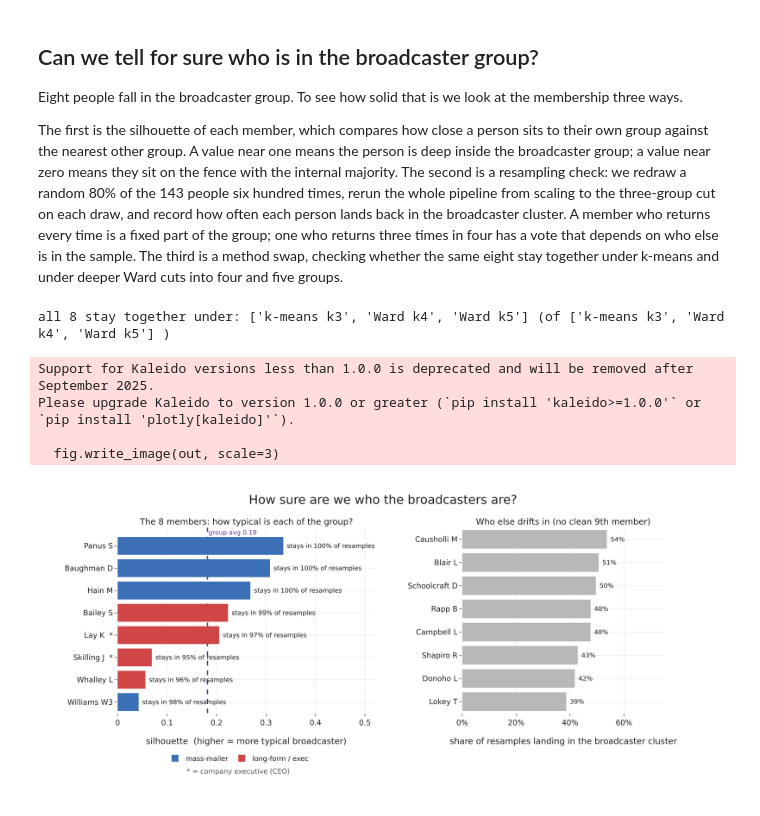
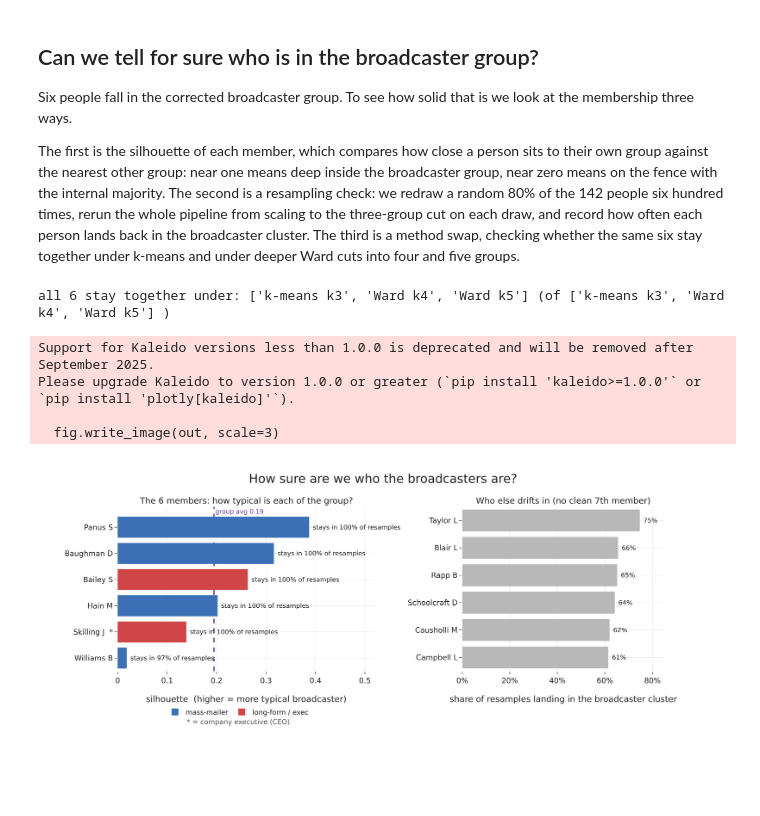
Before and after one commit to HardMax71/dm-lab-ss26-enron, a Jupyter notebook: pred-1/pred1_group_certainty.ipynb, the cells around one changed output. Drawn from its saved outputs; the diff is of its cells as text; code cells hidden in the pictures; blank space fills up the shorter version.

```diff
--- a/pred-1/pred1_group_certainty.ipynb
+++ b/pred-1/pred1_group_certainty.ipynb
@@ -67,12 +74,18 @@ def disp(handle):
     sn, _, ini = handle.partition("-")
     return f"{sn.replace('.', ' ').title()} {ini.upper()}".strip()
 # %%
-# Rebuild the week-five behavioural features and the Ward clustering, unchanged.
 msg = pd.read_parquet(CLEAN / "messages_clean.parquet")
 rcp = pd.read_parquet(CLEAN / "recipients_clean.parquet")
+roles = pd.read_parquet(CLEAN / "people_roles.parquet").set_index("owner")
+ROLE_NAME.update({o: (str(roles.loc[o, "last_name"]), str(roles.loc[o, "first_name"]))
+                  for o in roles.index})
+
+# Drop delegate sends: an assistant's own address folded into an executive's mailbox.
+DELEGATE = set(pd.read_csv(REFS / "assistant_delegates.csv", sep=";")["assistant_addr"])
+all_authored = msg[msg["sender_person"].notna()]
+authored = all_authored[~all_authored["from_addr_norm"].isin(DELEGATE)].copy()
 
 MIN_AUTHORED = 30
-authored = msg[msg["sender_person"].notna()].copy()
 ac = authored.groupby("sender_person").size()
 keep = sorted(ac[ac >= MIN_AUTHORED].index)
 
@@ -116,14 +129,19 @@ Z = linkage(X, method="ward")
 clabel = fcluster(Z, 3, criterion="maxclust")
 Fraw["cluster"] = clabel
 prof = Fraw.groupby("cluster")[FEATS].mean()
-
-# name the clusters by their defining feature, same rule as week five
 ex  = prof["broadcast"].idxmax(); used = {ex}
 out = prof.loc[~prof.index.isin(used), "ext_ratio"].idxmax(); used.add(out)
 maj = [c for c in prof.index if c not in used][0]
 names = {ex: "Broadcasters / execs", out: "Outward-facing", maj: "Internal majority"}
 cl_name = {h: names[clabel[i]] for i, h in enumerate(keep)}
 bcast = [h for h in keep if cl_name[h] == "Broadcasters / execs"]
+
+lay_folded = int((all_authored["sender_person"] == "lay-k").sum())
+lay_real   = int((authored["sender_person"] == "lay-k").sum())
+print(f"delegate sends removed: {len(all_authored) - len(authored)}")
+print(f"Ken Lay: {lay_folded} messages folded in -> {lay_real} genuinely his "
+      f"(below the {MIN_AUTHORED} floor, so he drops out)")
+print(f"profiled owners: {len(keep)}  (week five had 143)")
 print({names[c]: int((clabel == c).sum()) for c in sorted(prof.index)})
-print("broadcaster group:", ", ".join(disp(h) for h in bcast))
+print("broadcasters:", ", ".join(disp(h) for h in bcast))
 # %% [output]
@@ -132,20 +168,17 @@ broadcaster group: Bailey S, Baughman D, Hain M, Lay K, Panus S, Skilling J, Wha
 # %% [markdown]
 ## Can we tell for sure who is in the broadcaster group?
 
-Eight people fall in the broadcaster group. To see how solid that is we look at the membership
-three ways.
+Six people fall in the corrected broadcaster group. To see how solid that is we look at the
+membership three ways.
 
 The first is the silhouette of each member, which compares how close a person sits to their own
-group against the nearest other group. A value near one means the person is deep inside the
-broadcaster group; a value near zero means they sit on the fence with the internal majority. The
-second is a resampling check: we redraw a random 80% of the 143 people six hundred times, rerun the
-whole pipeline from scaling to the three-group cut on each draw, and record how often each person
-lands back in the broadcaster cluster. A member who returns every time is a fixed part of the group;
-one who returns three times in four has a vote that depends on who else is in the sample. The third
-is a method swap, checking whether the same eight stay together under k-means and under deeper Ward
-cuts into four and five groups.
+group against the nearest other group: near one means deep inside the broadcaster group, near
+zero means on the fence with the internal majority. The second is a resampling check: we redraw a
+random 80% of the 142 people six hundred times, rerun the whole pipeline from scaling to the
+three-group cut on each draw, and record how often each person lands back in the broadcaster
+cluster. The third is a method swap, checking whether the same six stay together under k-means and
+under deeper Ward cuts into four and five groups.
 # %%
-roles = pd.read_parquet(CLEAN / "people_roles.parquet").set_index("owner")
 sil = pd.Series(silhouette_samples(X, clabel), index=keep)
 
 rng = np.random.default_rng(0)
@@ -153,7 +186,7 @@ rawb = Fraw["broadcast"].values
 n = len(keep); m = int(0.8 * n)
 
 def broadcaster_cluster(labels, idx):
-    """the resampled cluster with the highest mean raw broadcast rate, matching the week-5 naming"""
+    """the resampled cluster with the highest mean raw broadcast rate"""
     sub_b = rawb[idx]
     return max(np.unique(labels), key=lambda c: sub_b[labels == c].mean())
 
@@ -172,46 +205,46 @@ def bcast_set(labels):
 methods = {"k-means k3": bcast_set(KMeans(3, n_init=10, random_state=0).fit_predict(X) + 1),
            "Ward k4": bcast_set(fcluster(Z, 4, "maxclust")),
            "Ward k5": bcast_set(fcluster(Z, 5, "maxclust"))}
-print("all 8 stay together under:",
-      [k for k, v in methods.items() if set(bcast) <= v], "(of", list(methods) , ")")
+print("all 6 stay together under:",
+      [k for k, v in methods.items() if set(bcast) <= v], "(of", list(methods), ")")
 
 # --- figure ---
 ms = sorted(bcast, key=lambda h: sil[h])
 execs = {h for h in bcast if h in roles.index and bool(roles.loc[h, "is_executive"])}
 flav  = {h: ("mass-mailer" if Fraw.loc[h, "broadcast"] >= 0.30 else "long-form / exec") for h in bcast}
 labels = [disp(h) + ("  *" if h in execs else "") for h in ms]
 cols   = [BLUE if flav[h] == "mass-mailer" else RED for h in ms]
-fringe = rate[[h for h in keep if h not in bcast]].sort_values(ascending=False).head(8).sort_values()
+fringe = rate[[h for h in keep if h not in bcast]].sort_values(ascending=False).head(6).sort_values()
 
 fig = make_subplots(rows=1, cols=2, column_widths=[0.56, 0.44], horizontal_spacing=0.16,
-    subplot_titles=["The 8 members: how typical is each of the group?",
-                    "Who else drifts in (no clean 9th member)"])
+    subplot_titles=["The 6 members: how typical is each of the group?",
+                    "Who else drifts in (no clean 7th member)"])
 fig.add_trace(go.Bar(y=labels, x=[sil[h] for h in ms], orientation="h", marker_color=cols,
     text=[f" stays in {rate[h]:.0%} of resamples" for h in ms], textposition="outside",
     textfont=dict(size=12), cliponaxis=False, showlegend=False), row=1, col=1)
 fig.add_trace(go.Scatter(x=[None], y=[None], mode="markers",
     marker=dict(size=13, color=BLUE, symbol="square"), name="mass-mailer", showlegend=True), row=1, col=1)
 fig.add_trace(go.Scatter(x=[None], y=[None], mode="markers",
     marker=dict(size=13, color=RED, symbol="square"), name="long-form / exec", showlegend=True), row=1, col=1)
 fig.add_vline(x=float(sil.mean()), line=dict(color=PURPLE, dash="dash", width=2.5), layer="below", row=1, col=1)
-fig.add_annotation(x=float(sil.mean()), y=7.6, text=f"group avg {sil.mean():.2f}", showarrow=False,
+fig.add_annotation(x=float(sil.mean()), y=5.6, text=f"group avg {sil.mean():.2f}", showarrow=False,
     font=dict(size=12, color=PURPLE), xanchor="left", row=1, col=1)
 fig.update_xaxes(title_text="silhouette  (higher = more typical broadcaster)", range=[0, 0.52], row=1, col=1)
 fig.add_trace(go.Bar(y=[disp(h) for h in fringe.index], x=fringe.values, orientation="h",
     marker_color=GREY, text=[f" {v:.0%}" for v in fringe.values], textposition="outside",
     textfont=dict(size=12), cliponaxis=False, showlegend=False), row=1, col=2)
 fig.update_xaxes(title_text="share of resamples landing in the broadcaster cluster",
-    range=[0, 0.75], tickformat=".0%", row=1, col=2)
+    range=[0, 0.85], tickformat=".0%", row=1, col=2)
 fig.add_annotation(xref="paper", yref="paper", x=0.22, y=-0.34, showarrow=False, xanchor="center",
     text="* = company executive (CEO)", font=dict(size=13, color="#555"))
 fig.update_layout(title="How sure are we who the broadcasters are?",
     legend=dict(orientation="h", x=0.22, xanchor="center", y=-0.20, yanchor="top", font=dict(size=13)))
-save_fig(fig, "pc1_broadcaster_certainty.png", w=1300, h=600, margin=dict(l=150, r=120, t=90, b=160))
+save_fig(fig, "pc1_broadcaster_certainty.png", w=1300, h=560, margin=dict(l=150, r=120, t=90, b=160))
 # %% [output]
-all 8 stay together under: ['k-means k3', 'Ward k4', 'Ward k5'] (of ['k-means k3', 'Ward k4', 'Ward k5'] )
+all 6 stay together under: ['k-means k3', 'Ward k4', 'Ward k5'] (of ['k-means k3', 'Ward k4', 'Ward k5'] )
 Support for Kaleido versions less than 1.0.0 is deprecated and will be removed after September 2025.
 Please upgrade Kaleido to version 1.0.0 or greater (`pip install 'kaleido>=1.0.0'` or `pip install 'plotly[kaleido]'`).
 
   fig.write_image(out, scale=3)
-[figure, old version]
+[figure, new version]
 # %% [markdown]
```
Also changed, not shown: parts of 11 cells of this notebook, 3 other files.
